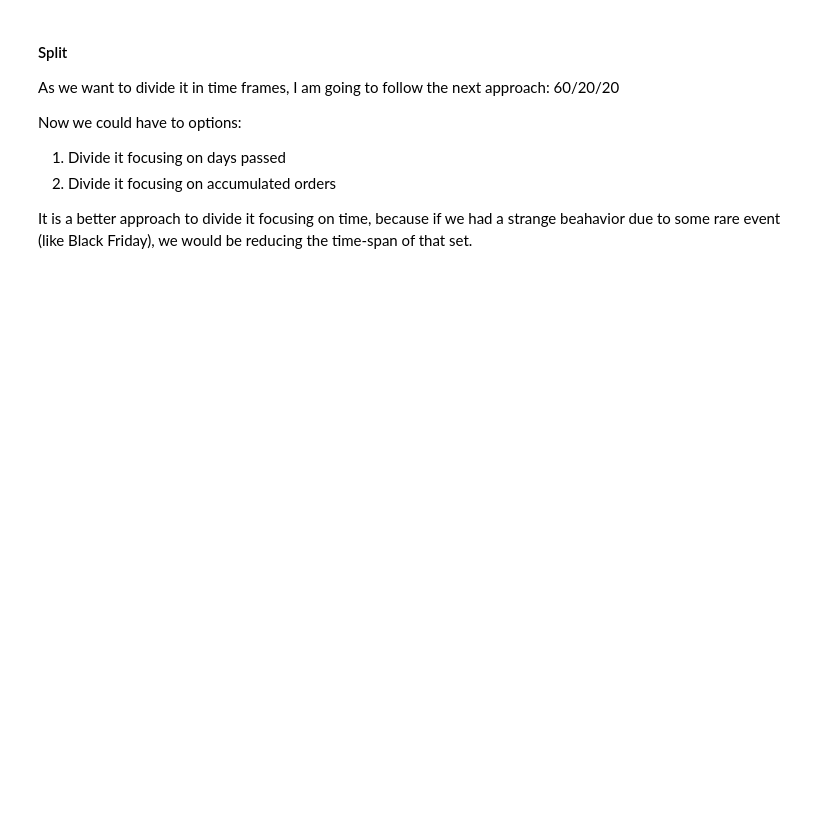
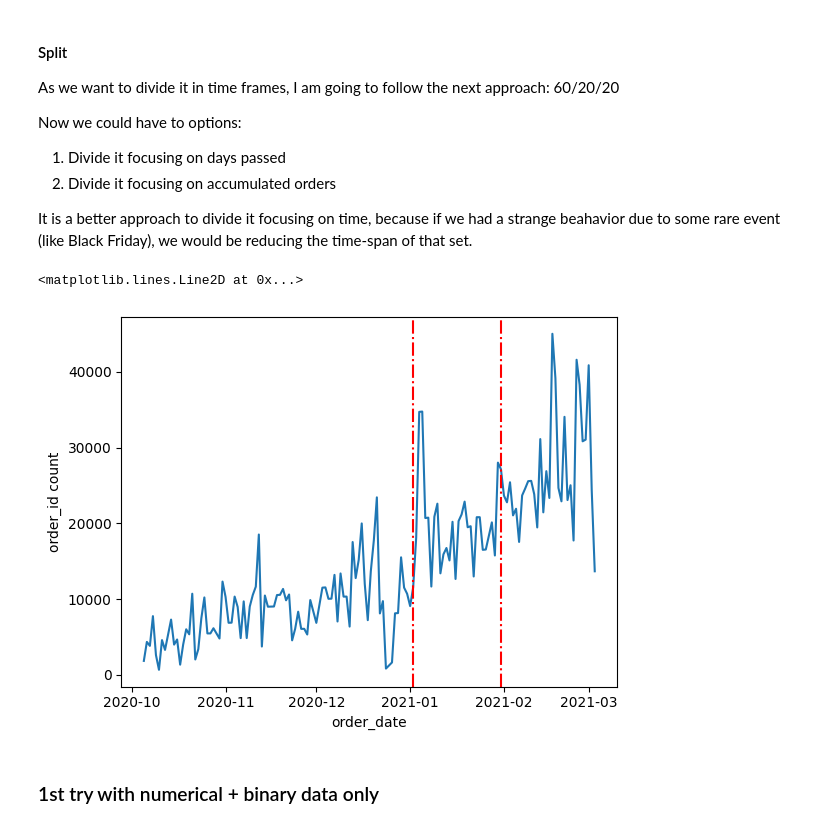
Before and after one commit to jonugaldegv-droid/zrive-ds, a Jupyter notebook: Module3/main3.ipynb, the cells around one changed output. Cells and saved outputs as stored; diff of their text form; code cells hidden in the pictures; blank space fills up the shorter version.

```diff
--- a/Module3/main3.ipynb
+++ b/Module3/main3.ipynb
@@ -344,3 +348,8 @@ Now we could have to options:
 2. Divide it focusing on accumulated orders
 
 It is a better approach to divide it focusing on time, because if we had a strange beahavior due to some rare event (like Black Friday), we would be reducing the time-span of that set.
+# %%
+day_zero = df_feature.order_date.min()
+timespan = df_feature.order_date.max() - day_zero
+test_split = day_zero + timespan * 0.6
+val_split = test_split + timespan * 0.2
@@ -346,0 +364,9 @@ It is a better approach to divide it focusing on time, because if we had a stran
+# %%
+df_feature.groupby('order_date')['order_id'].count().plot(kind = 'line', ylabel='order_id count')
+plt.axvline(x = test_split, color = 'r', linestyle = '-.')
+plt.axvline(x = val_split, color = 'r', linestyle = '-.')
+# %% [output]
+<matplotlib.lines.Line2D at 0x...>
+[figure, added]
+# %% [markdown]
+### 1st try with numerical + binary data only
```
Also changed, not shown: parts of 6 cells of this notebook.
